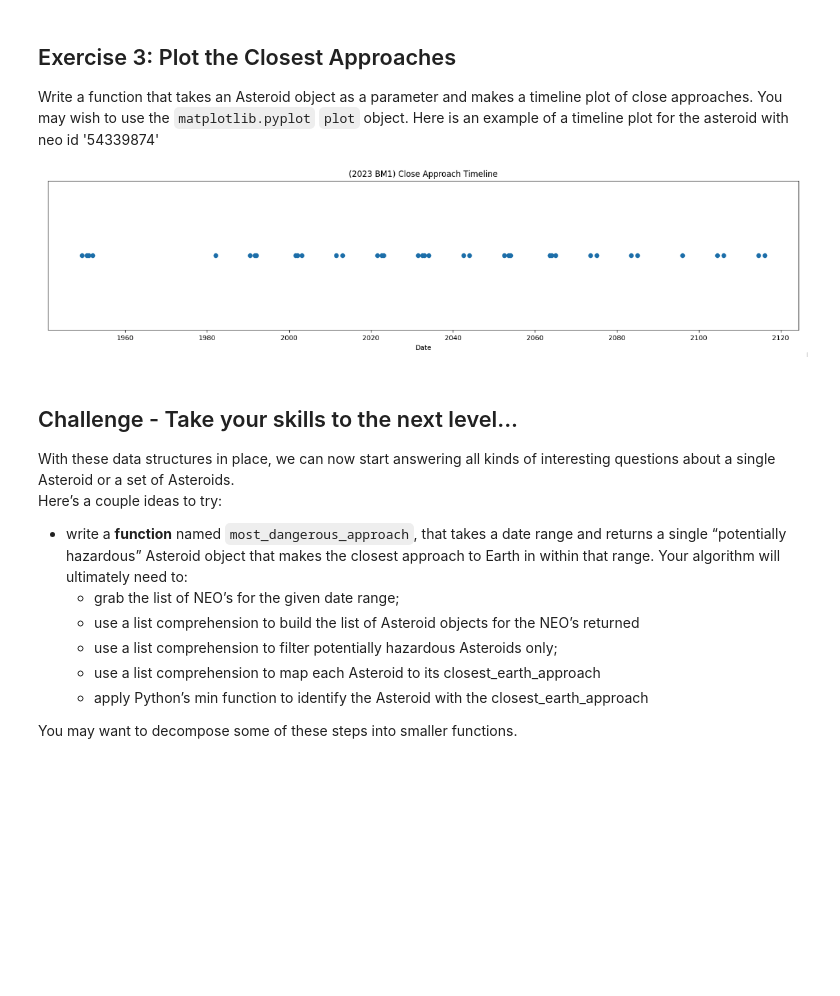
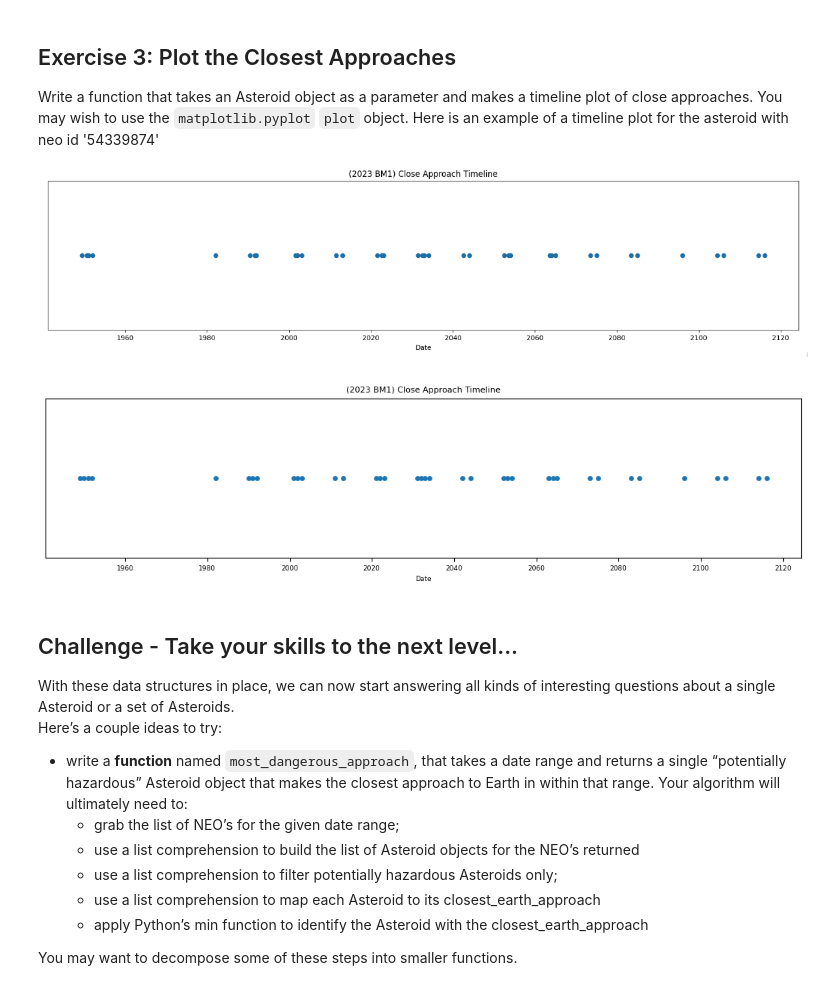
Before and after one commit to emkalan/comp215, a Jupyter notebook: labs/lab04-more_classes.ipynb, the cells around one changed output. Cells and saved outputs as stored; diff of their text form; code cells hidden in the pictures; blank space fills up the shorter version.

```diff
--- a/labs/lab04-more_classes.ipynb
+++ b/labs/lab04-more_classes.ipynb
@@ -156,3 +281,42 @@ def timeline_plot(Asteroid):
+# %%
+# Ex. 3
+import matplotlib.pyplot as plt
+
+def plot_close_approaches(asteroid):
+  """Plots a timeline of close approaches, ignoring miss distance."""
+  if not asteroid.close_approaches:
+    print("No close approaches to plot.")
+    return
+
+  # Extract years from the approach dates
+  years = [ca.approach_date.year for ca in asteroid.close_approaches]
+
+  # Adjust years so 1940 is "year 0" - just because the example graph is like this
+  adjusted_years = [year - 1940 for year in years]
+
+  # Set a constant y-value to keep all points on a straight line
+  y_values = [1] * len(adjusted_years)
+
+  # Create the plot
+  plt.figure(figsize=(13, 2.75))
+  plt.scatter(adjusted_years, y_values, color='#1e77b4', marker='o', s=15)
+
+  # Formatting
+  plt.xlabel("Date", fontsize=6.5)
+  plt.title(f"{asteroid.name} Close Approach Timeline", fontsize=8)
+
+  # X-axis ticks every 20 years from 1960 to 2120
+  plt.xticks(ticks=range(20, 181, 20), labels=range(1960, 2121, 20), fontsize=6.5)
+
+  # Hide y-axis labels since they are meaningless
+  plt.yticks([])
+
+  plt.grid(False)  # No grid
+
+  plt.show()
+plot_close_approaches(Asteroid.from_NEO("54339874"))
+# %% [output]
+[figure, added]
 # %% [markdown]
 ## Challenge - Take your skills to the next level...
 
```
Also changed, not shown: parts of 5 cells of this notebook.
